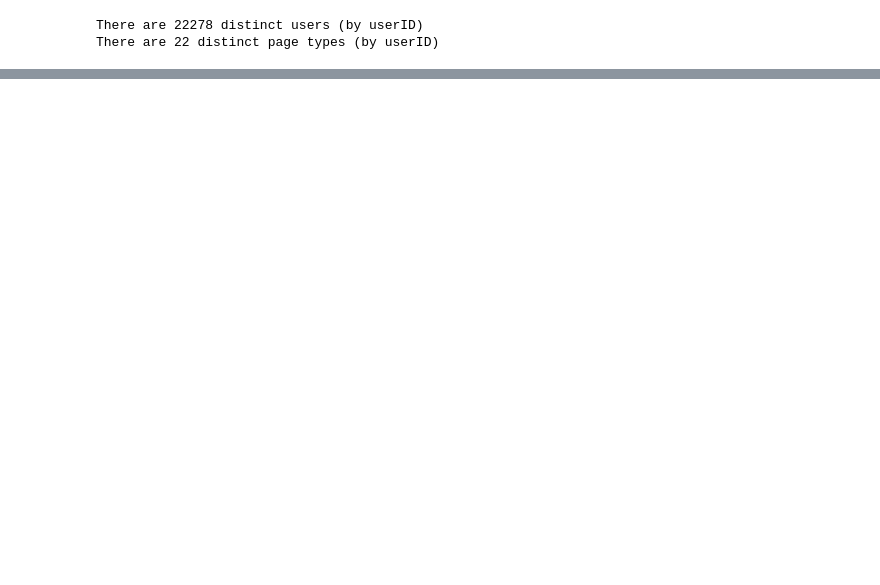
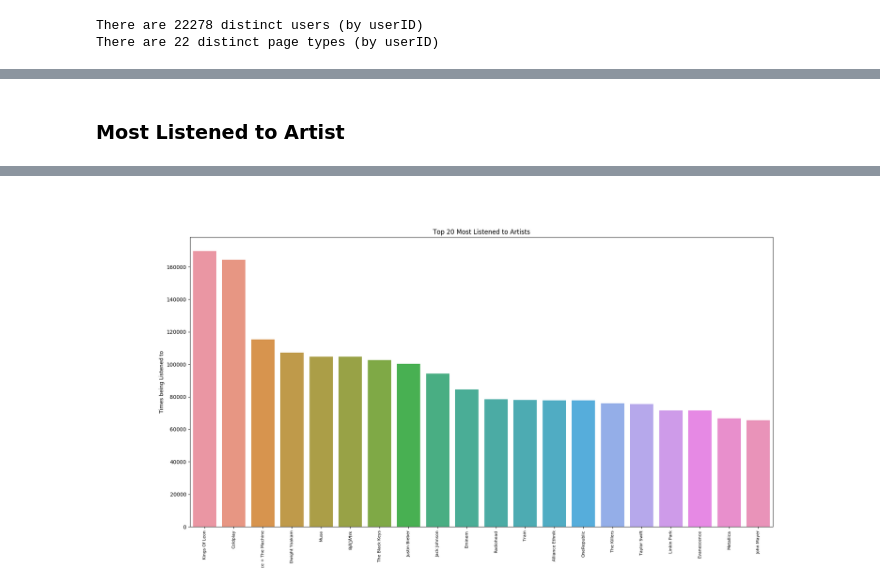
Before and after one commit to BurgerWu/Sparkify_Churn_Project_with_AWS_EMR, a Jupyter notebook: Sparkify_Pyspark.ipynb, the cells around one changed output, grey strips where cells are left out. Saved outputs shown, nothing was run; the diff lists cells and outputs as text; code cells hidden in the pictures; blank space fills up the shorter version.

```diff
--- a/Sparkify_Pyspark.ipynb
+++ b/Sparkify_Pyspark.ipynb
@@ -190,0 +289,17 @@ Name: count, Length: 22278, dtype: int64
+# %% [markdown]
+### Most Listened to Artist
+# %%
+#Groupby artist to get most listened to artist
+artist = df.groupBy('artist').count().sort('count', ascending = False).toPandas()
+artist = artist.dropna()
+artist = artist.iloc[:20,:]
+
+#Plot the result of most listened to artist using barplot
+plt.figure(figsize = [20,10])
+sb.barplot(x = 'artist', y = 'count', data = artist)
+plt.xticks(rotation = 90, fontsize=8)
+plt.xlabel("Artist")
+plt.ylabel("Times being Listened to")
+plt.title("Top 20 Most Listened to Artists")
+%matplot plt
+# %% [output]
@@ -190,0 +307 @@ Name: count, Length: 22278, dtype: int64
+[figure, added]
```
Also changed, not shown: parts of 116 cells of this notebook.
